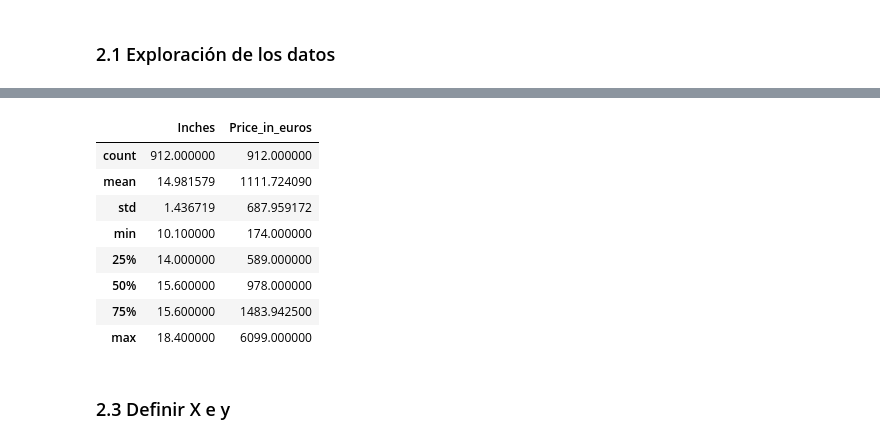
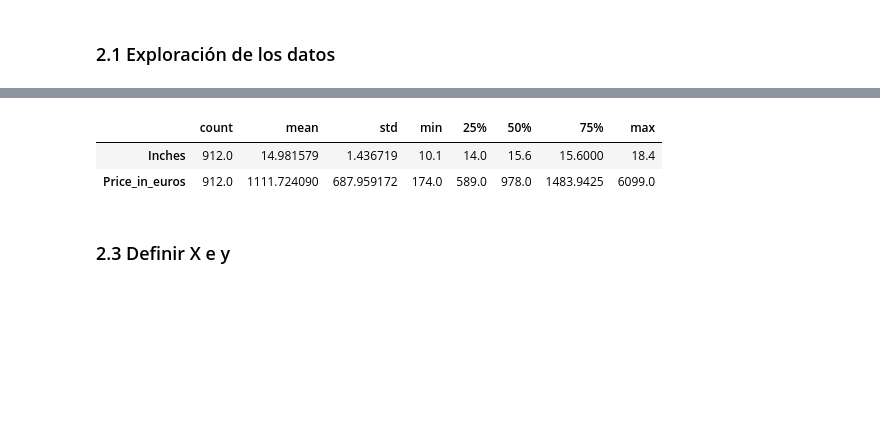
Before and after one commit to JPG250493/Repo-Ejercicios-Jesus, a Jupyter notebook: Team_Challenges/TC_04_Sprint_12_Kaggle/Kaggle_submission.ipynb, the cells around one changed output, grey strips where cells are left out. Saved outputs shown, nothing was run; the diff lists cells and outputs as text; code cells hidden in the pictures; blank space fills up the shorter version.

```diff
--- a/Team_Challenges/TC_04_Sprint_12_Kaggle/Kaggle_submission.ipynb
+++ b/Team_Challenges/TC_04_Sprint_12_Kaggle/Kaggle_submission.ipynb
@@ -77,17 +77,11 @@ df.tail()
 | 23 | HP | 255 G6 | Notebook | 15.6 | 1366x768 | AMD E-Series E2-9000e 1.5GHz | 4GB | 500GB HDD | AMD Radeon R2 | No OS | ... |
 | 229 | Dell | Alienware 17 | Gaming | 17.3 | IPS Panel Full HD 1920x1080 | Intel Core i7 7700HQ 2.8GHz | 16GB | 256GB SSD + 1TB HDD | Nvidia GeForce GTX 1060 | Windows 10 | ... |
 # %%
-df.describe()
+df.describe().T
 # %% [output]
-|  | Inches | Price_in_euros |
-| count | 912.000000 | 912.000000 |
-| mean | 14.981579 | 1111.724090 |
-| std | 1.436719 | 687.959172 |
-| min | 10.100000 | 174.000000 |
-| 25% | 14.000000 | 589.000000 |
-| 50% | 15.600000 | 978.000000 |
-| 75% | 15.600000 | 1483.942500 |
-| max | 18.400000 | 6099.000000 |
+|  | count | mean | std | min | 25% | 50% | 75% | max |
+| Inches | 912.0 | 14.981579 | 1.436719 | 10.1 | 14.0 | 15.6 | 15.6000 | 18.4 |
+| Price_in_euros | 912.0 | 1111.724090 | 687.959172 | 174.0 | 589.0 | 978.0 | 1483.9425 | 6099.0 |
 # %% [markdown]
 ### 2.3 Definir X e y
 # %%
```
Also changed, not shown: parts of 39 cells of this notebook, 3 other files.
